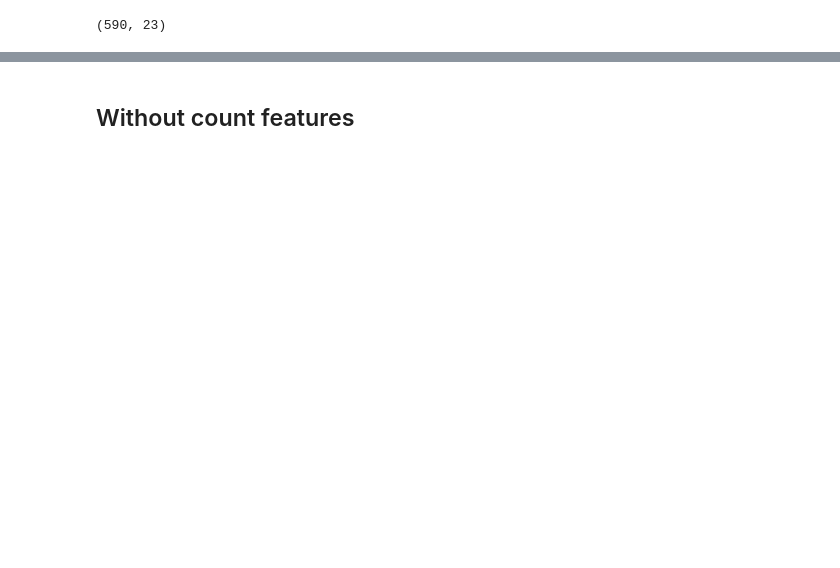
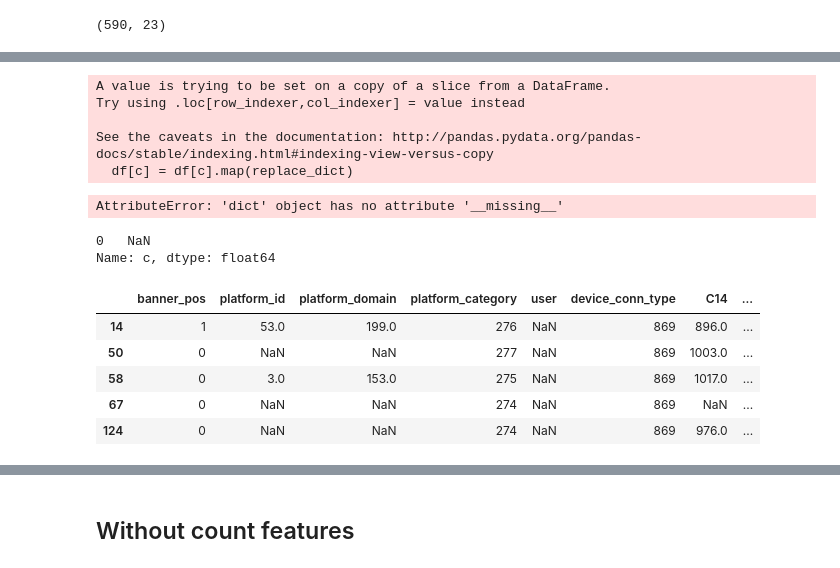
Before and after one commit to atkm/avazu-ctr, a Jupyter notebook: xLearn Model.ipynb, the cells around one changed output, grey strips where cells are left out. Cells and saved outputs as stored; diff of their text form; code cells hidden in the pictures; blank space fills up the shorter version.

```diff
--- a/xLearn Model.ipynb
+++ b/xLearn Model.ipynb
@@ -60,0 +161,8 @@ encoded[categorical_features].head()
+# %%
+validate_encoded = encode_features(df_validate_site[categorical_features], feature_dict_site, categorical_features)
+# %% [output]
+A value is trying to be set on a copy of a slice from a DataFrame.
+Try using .loc[row_indexer,col_indexer] = value instead
+
+See the caveats in the documentation: http://pandas.pydata.org/pandas-docs/stable/indexing.html#indexing-view-versus-copy
+  df[c] = df[c].map(replace_dict)
@@ -60,0 +173,18 @@ encoded[categorical_features].head()
+# %%
+d.__missing__ = lambda : 0
+# %% [output]
+AttributeError: 'dict' object has no attribute '__missing__'
+# %%
+pd.DataFrame({'c': ['unseen']}).c.map(d)
+# %% [output]
+0   NaN
+Name: c, dtype: float64
+# %%
+validate_encoded.head()
+# %% [output]
+|  | banner_pos | platform_id | platform_domain | platform_category | user | device_conn_type | C14 | ... |
+| 14 | 1 | 53.0 | 199.0 | 276 | NaN | 869 | 896.0 | ... |
+| 50 | 0 | NaN | NaN | 277 | NaN | 869 | 1003.0 | ... |
+| 58 | 0 | 3.0 | 153.0 | 275 | NaN | 869 | 1017.0 | ... |
+| 67 | 0 | NaN | NaN | 274 | NaN | 869 | NaN | ... |
+| 124 | 0 | NaN | NaN | 274 | NaN | 869 | 976.0 | ... |
```
Also changed, not shown: parts of 48 cells of this notebook, 3 other files.
